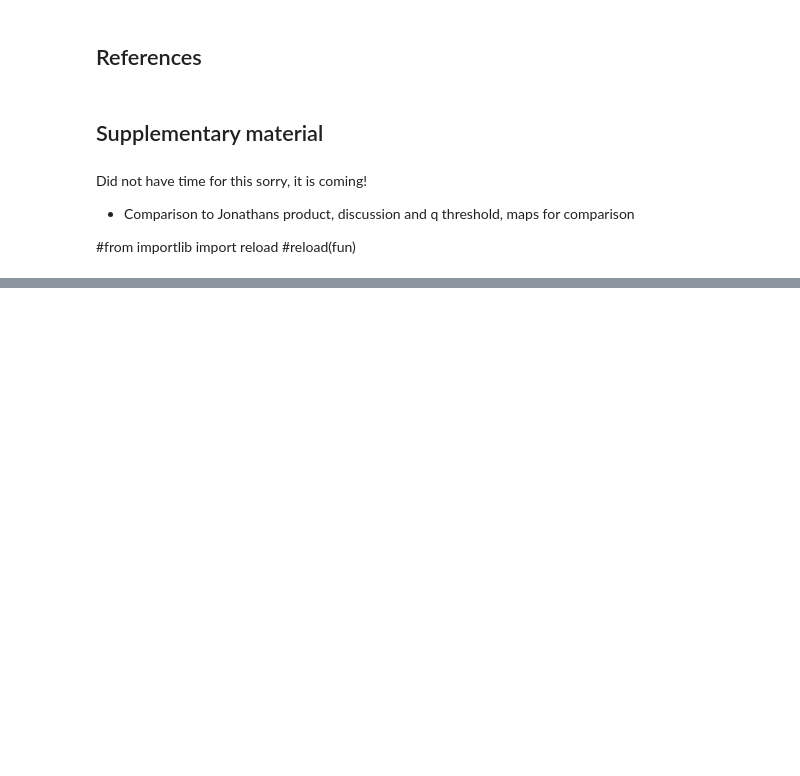
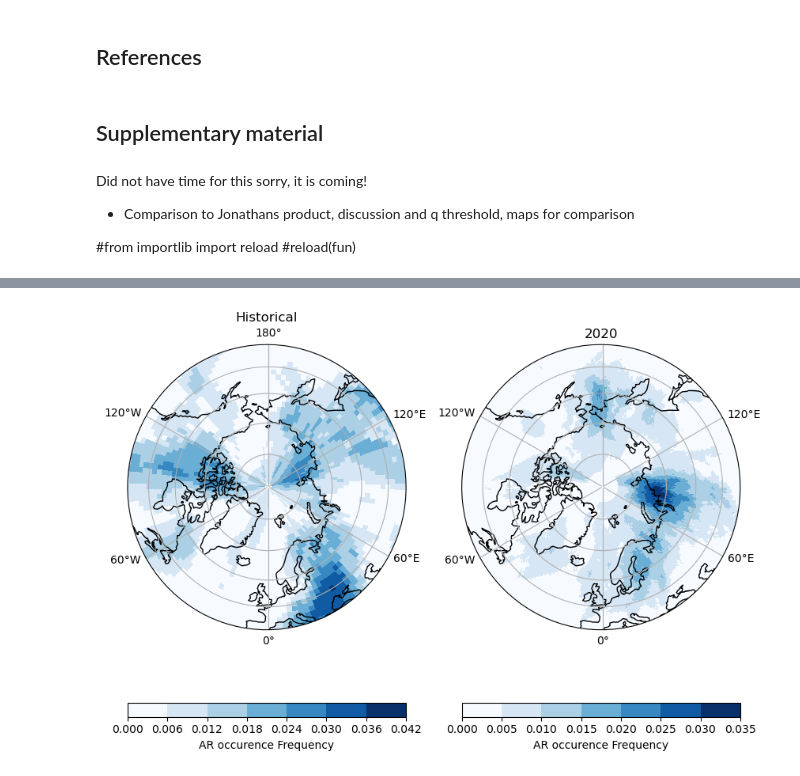
Before and after one commit to eScience-course/Tjaernoe2022-group5, a Jupyter notebook: notebooks/Julia/report_JA.ipynb, the cells around one changed output, grey strips where cells are left out. Saved outputs shown, nothing was run; the diff lists cells and outputs as text; code cells hidden in the pictures; blank space fills up the shorter version.

```diff
--- a/notebooks/Julia/report_JA.ipynb
+++ b/notebooks/Julia/report_JA.ipynb
@@ -266,3 +311,17 @@ Did not have time for this sorry, it is coming!
 
 #from importlib import reload
 #reload(fun)
+# %%
+AR_2020_file = 'AR_detection_2020.nc4'
+data_dir = '/home/jovyan/Tjaernoe2022-group5/data'
+ar_2020 = xr.open_dataset(os.path.join(data_dir,AR_2020_file))
+# %%
+counted_2020 = fun.count_2020_ARs(ar_2020,60)
+# %%
+hist_q92 = xr.open_dataset('historical_2014_q92.nc')
+hist_q93 = xr.open_dataset('historical_2014_q93.nc')
+hist_q94 = ar_mask.sel(time= slice('2014-01-01','2014-12-31'))
+# %%
+counted_q92 = fun.count_ARs(hist_q92, 60)
+counted_q93 = fun.count_ARs(hist_q93, 60)
+counted_q94 = fun.count_ARs(hist_q94, 60)
@@ -268,0 +342,42 @@ Did not have time for this sorry, it is coming!
+# %%
+
+#I think plot snapshot of 1 day instead
+f,ax = plt.subplots(1,2,dpi=100, figsize =(10,8),
+                    subplot_kw={'projection':ccrs.Orthographic(central_latitude=90.0)})
+counted_q94.sel(lat=slice(40,90)).ivt.mean(dim='time').plot.pcolormesh(
+    cmap = plt.get_cmap('Blues'),ax=ax[0],
+    cbar_kwargs={
+        'label':'AR occurence Frequency',
+        'orientation':'horizontal',
+
+    },
+    transform=ccrs.PlateCarree(),
+    x='lon',y='lat',
+    levels = 8
+)
+counted_2020.ar_binary_tag.mean(dim='time').plot.pcolormesh(
+    cmap = plt.get_cmap('Blues'),ax=ax[1],
+    cbar_kwargs={
+        'label':'AR occurence Frequency',
+        'orientation':'horizontal',
+    },
+    transform=ccrs.PlateCarree(),
+    x='lon',y='lat',
+    levels = 8
+)
+for a in ax:
+    a.coastlines()
+    fun.circle_for_polar_map(a)
+    a.set_extent([0, 360, 40, 90], ccrs.PlateCarree())
+    gl = a.gridlines(draw_labels=True)
+    #a.add_feature(cy.feature.BORDERS)
+
+ax[0].set_title('Historical')
+ax[1].set_title('2020')
+
+gl.top_labels = False
+gl.right_labels = False
+
+plt.show()
+# %% [output]
+[figure, added]
```
Also changed, not shown: parts of 19 cells of this notebook, 6 other files.
